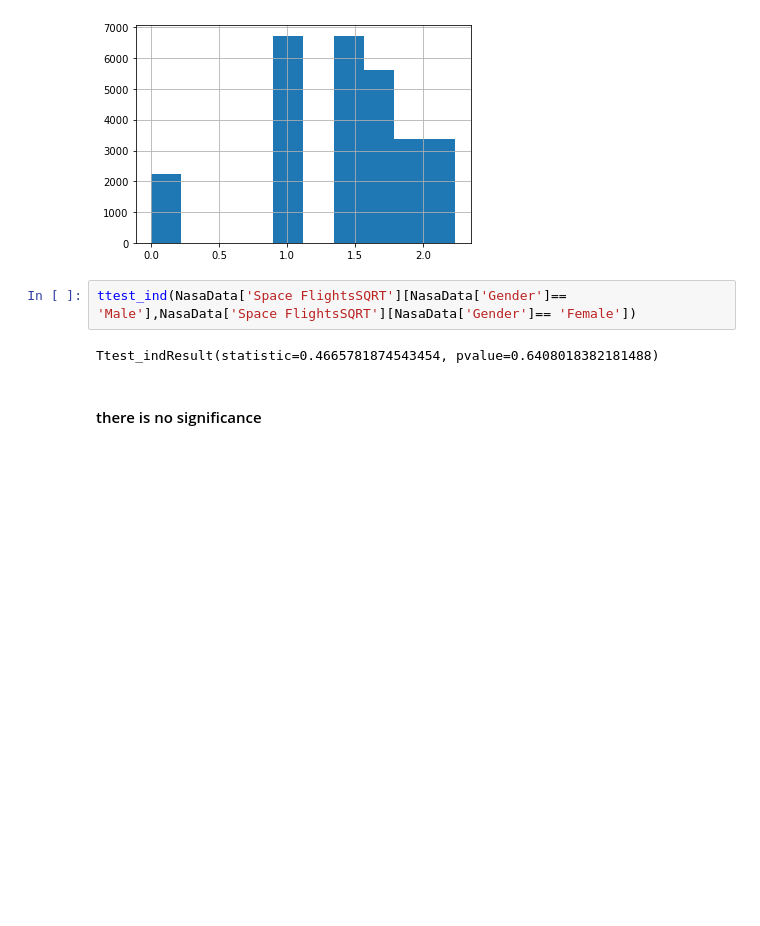
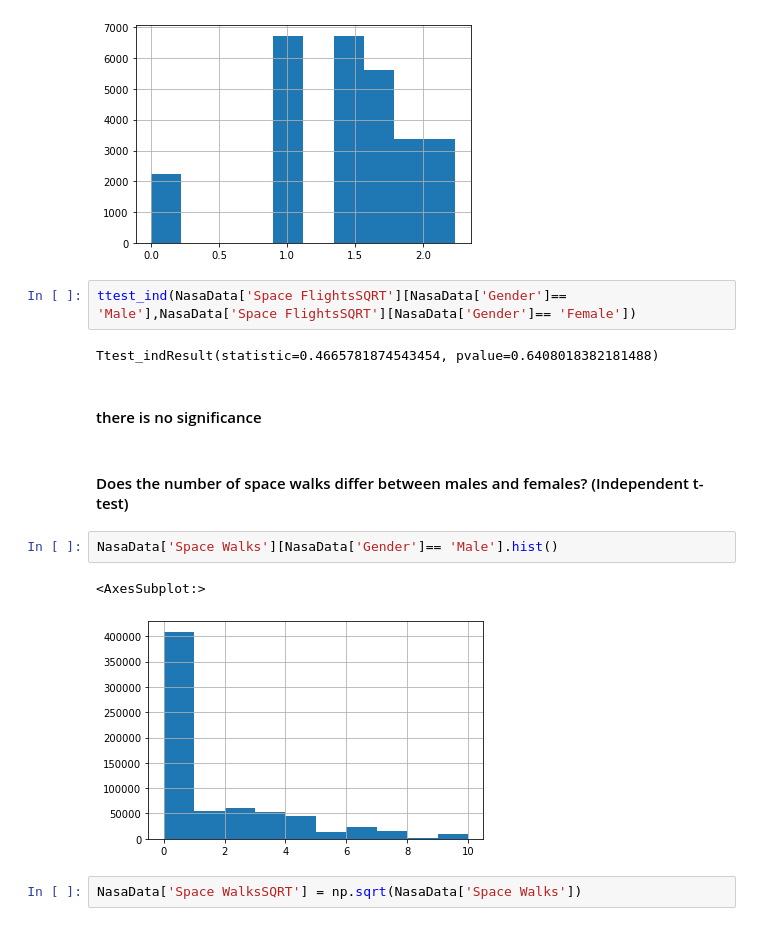
Before and after one commit to rhreich34/NASA-Hiring-Rate, a Jupyter notebook: Cynthia's Notebook.ipynb, the cells around one changed output. Saved outputs shown, nothing was run; the diff lists cells and outputs as text; blank space fills up the shorter version.

```diff
--- a/Cynthia's Notebook.ipynb
+++ b/Cynthia's Notebook.ipynb
@@ -239,3 +239,12 @@ ttest_ind(NasaData['Space FlightsSQRT'][NasaData['Gender']== 'Male'],NasaData['S
 Ttest_indResult(statistic=0.4665781874543454, pvalue=0.6408018382181488)
 # %% [markdown]
 #### there is no significance
+# %% [markdown]
+#### Does the number of space walks differ between males and females? (Independent t-test)
+# %%
+NasaData['Space Walks'][NasaData['Gender']== 'Male'].hist()
+# %% [output]
+<AxesSubplot:>
+[figure, added]
+# %%
+NasaData['Space WalksSQRT'] = np.sqrt(NasaData['Space Walks'])
```
Also changed, not shown: parts of 9 cells of this notebook.
